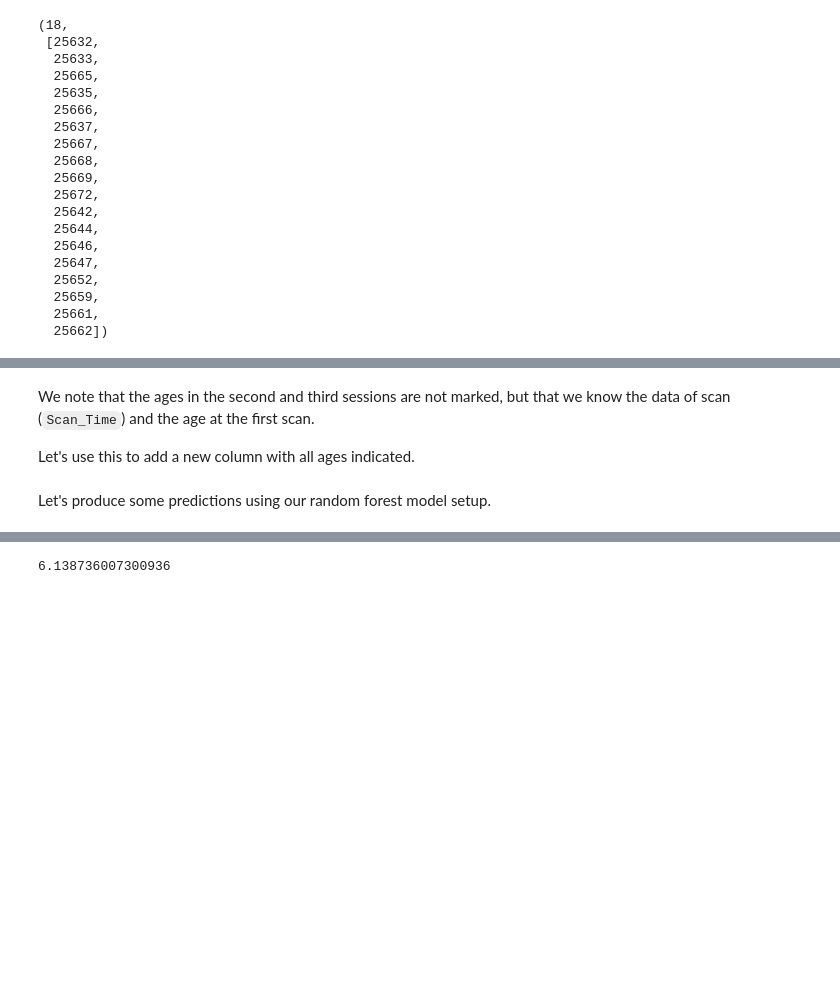
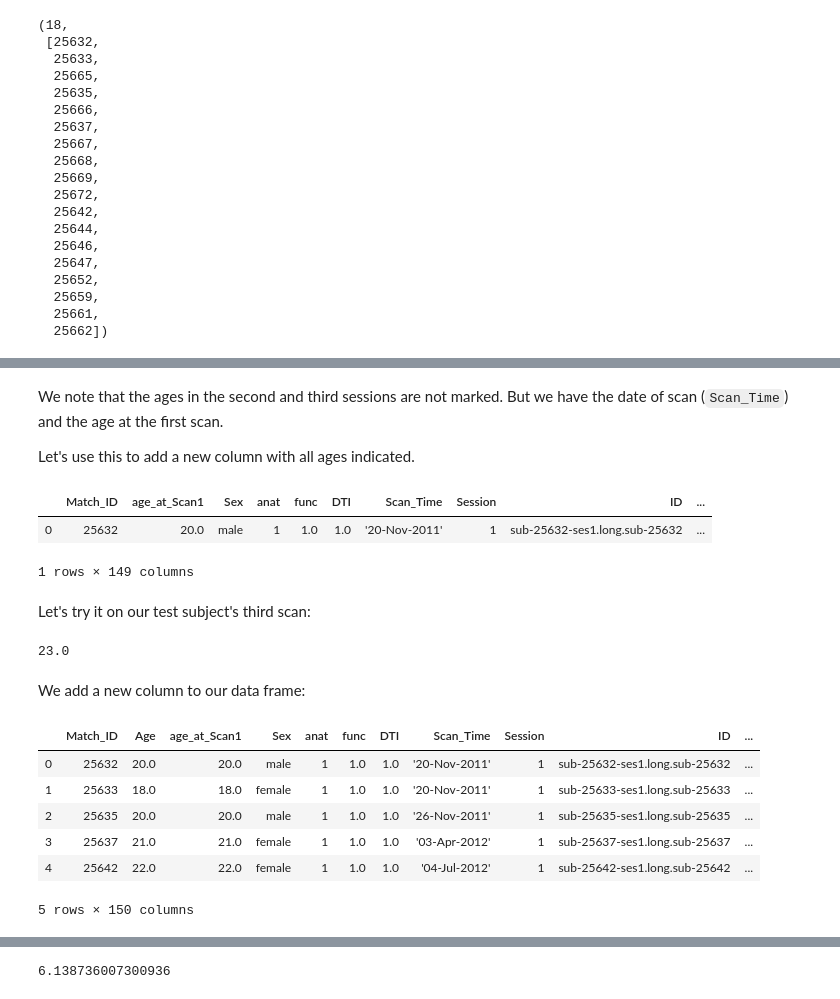
Before and after one commit to MMIV-ML/ELMED219-2020, a Jupyter notebook: KaggleInClass/elmed219-2020-getting-started.ipynb, the cells around one changed output, grey strips where cells are left out. Cells and saved outputs as stored; diff of their text form; code cells hidden in the pictures; blank space fills up the shorter version.

```diff
--- a/KaggleInClass/elmed219-2020-getting-started.ipynb
+++ b/KaggleInClass/elmed219-2020-getting-started.ipynb
@@ -368,23 +372,62 @@ len(long_subject_ids), long_subject_ids
 # %% [markdown]
-We note that the ages in the second and third sessions are not marked, but that we know the data of scan (`Scan_Time`) and the age at the first scan.
+We note that the ages in the second and third sessions are not marked. But we have the date of scan (`Scan_Time`) and the age at the first scan.
 
 Let's use this to add a new column with all ages indicated.
 # %%
+# Grab the Session 1 scan (baseline scan) for a subject:
 def get_bl(subject):
+    subject = int(subject)
     subject_df =  slim_longitudinal.loc[slim_longitudinal.Match_ID == subject]
     return subject_df.loc[subject_df.Session == 1]
+# %%
+get_bl(test_subject)
+# %% [output]
+|  | Match_ID | age_at_Scan1 | Sex | anat | func | DTI | Scan_Time | Session | ID | ... |
+| 0 | 25632 | 20.0 | male | 1 | 1.0 | 1.0 | '20-Nov-2011' | 1 | sub-25632-ses1.long.sub-25632 | ... |
+1 rows × 149 columns
 # %%
+# Compute the number of years between a scan and the first scan.
+# We use the `dateutil` Python library to parse the dates in the
+# column `Scan_Time` and to compute relative distances between dates.
+
 from dateutil.parser import parse
 from dateutil.relativedelta import relativedelta
 
 def get_age_in_years(scan):
-    bl_scan = get_bl(scan.Match_ID)
+    subject = scan.Match_ID
+    bl_scan = get_bl(subject)
     bl_age = bl_scan.age_at_Scan1
-    end_date = parse(scan.Scan_Time)
+
+    end_date = scan.Scan_Time
+    if isinstance(end_date, str):
+        end_date = parse(end_date)
+    else:
+        end_date = parse(end_date.values[0])
     start_date = parse(bl_scan.Scan_Time.values[0])
+
+    # As the Session 1 age's are rounded to the nearest year we only care about
+    # the years + months since first scan, not the days.
+
     difference_in_years = relativedelta(end_date, start_date).years + relativedelta(end_date, start_date).months/12
+
     return float(bl_age) + float(difference_in_years)
+# %% [markdown]
+Let's try it on our test subject's third scan:
+# %%
+get_age_in_years(test_subject_scans.loc[test_subject_scans.Session == 3])
+# %% [output]
+23.0
+# %% [markdown]
+We add a new column to our data frame:
 # %%
-slim_longitudinal['Age'] = slim_longitudinal.apply(get_age_in_years, axis=1)
+slim_longitudinal.insert(1, 'Age', slim_longitudinal.apply(get_age_in_years, axis=1))
-# %% [markdown]
-Let's produce some predictions using our random forest model setup.
+# %%
+slim_longitudinal.head()
+# %% [output]
+|  | Match_ID | Age | age_at_Scan1 | Sex | anat | func | DTI | Scan_Time | Session | ID | ... |
+| 0 | 25632 | 20.0 | 20.0 | male | 1 | 1.0 | 1.0 | '20-Nov-2011' | 1 | sub-25632-ses1.long.sub-25632 | ... |
+| 1 | 25633 | 18.0 | 18.0 | female | 1 | 1.0 | 1.0 | '20-Nov-2011' | 1 | sub-25633-ses1.long.sub-25633 | ... |
+| 2 | 25635 | 20.0 | 20.0 | male | 1 | 1.0 | 1.0 | '26-Nov-2011' | 1 | sub-25635-ses1.long.sub-25635 | ... |
+| 3 | 25637 | 21.0 | 21.0 | female | 1 | 1.0 | 1.0 | '03-Apr-2012' | 1 | sub-25637-ses1.long.sub-25637 | ... |
+| 4 | 25642 | 22.0 | 22.0 | female | 1 | 1.0 | 1.0 | '04-Jul-2012' | 1 | sub-25642-ses1.long.sub-25642 | ... |
+5 rows × 150 columns
```
Also changed, not shown: parts of 29 cells of this notebook.
